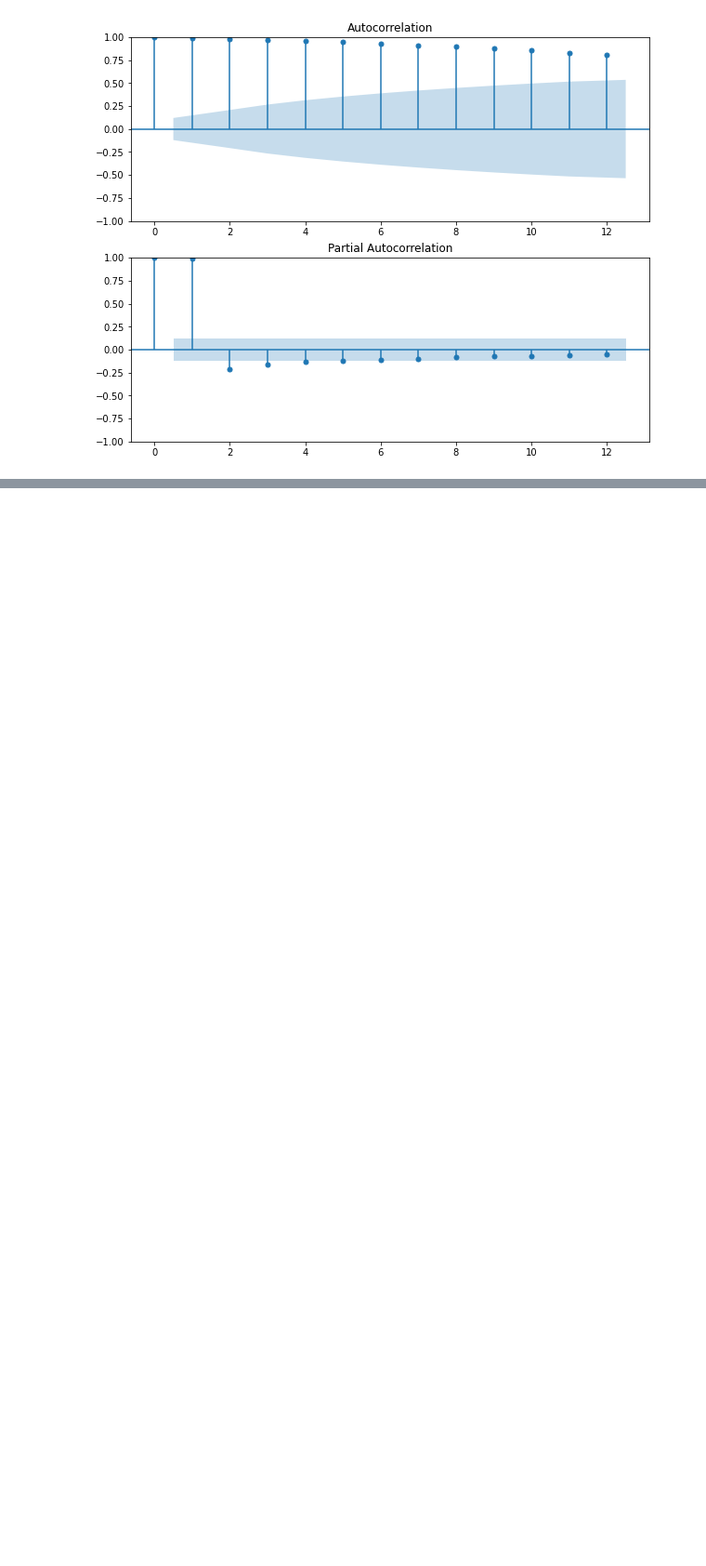
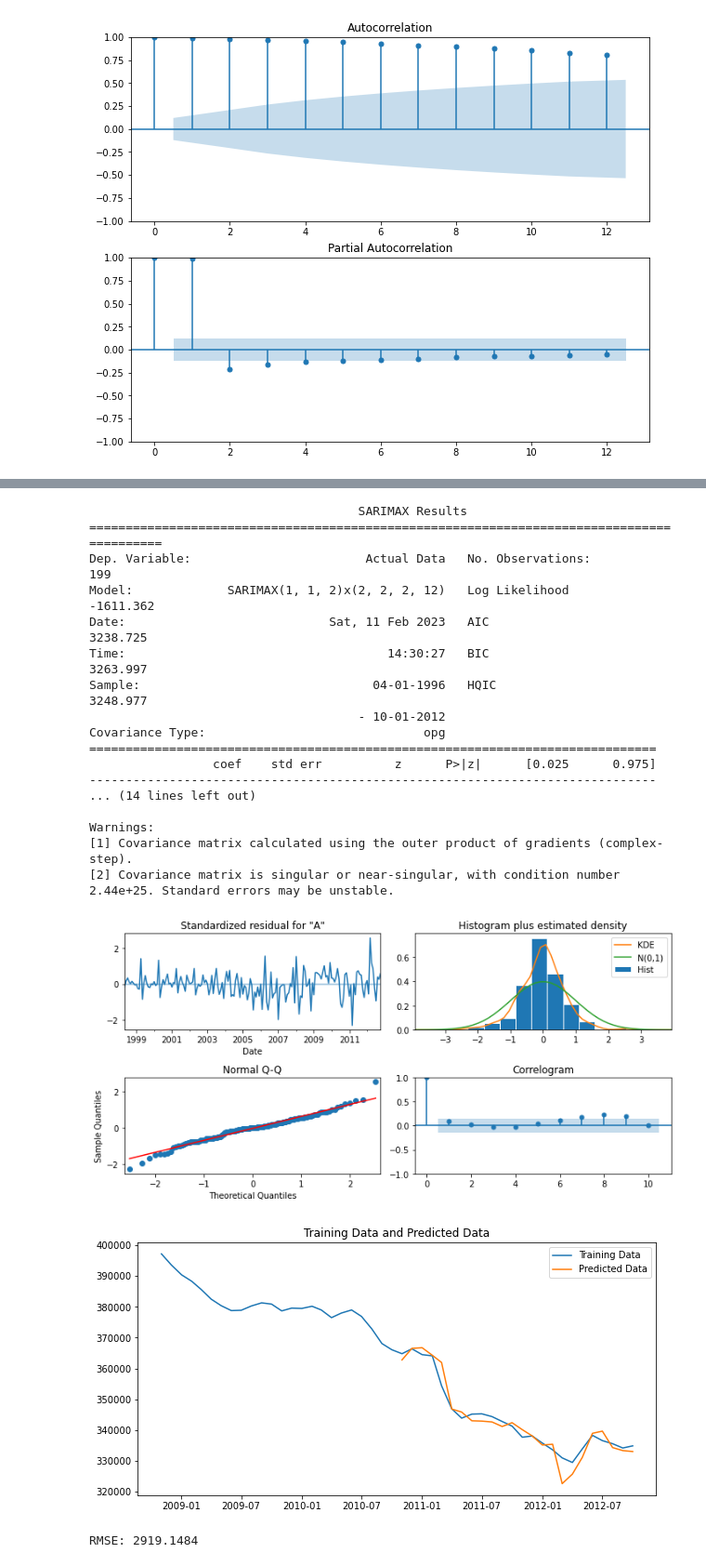
Before and after one commit to ovilar/phase_4-project, a Jupyter notebook: index.ipynb, the cells around one changed output, grey strips where cells are left out. Shown at 93% size. Cells and saved outputs as stored; diff of their text form; code cells hidden in the pictures; blank space fills up the shorter version.

```diff
--- a/index.ipynb
+++ b/index.ipynb
@@ -46,7 +60,7 @@ def func_plot(dataframe):
 # Seasonal Decomposition - inspired by Flatiron School's
 # https://github.com/flatiron-school/ds-time_series_modeling_walkthrough-gfc33
 def seas_dec(df):
-    p = d = q = range(0,2)
+    p = d = q = range(0,3)
     train = ts_train_test(df)[0]
     pdq = list(itertools.product(p, d, q))
     seasonal_pdq = [(x[0], x[1], x[2], 12) for x in list(itertools.product(p, d, q))]
@@ -67,22 +81,16 @@ def seas_dec(df):
     aic_list = sorted(aic_dict.items(), key = lambda x: x[1])[0]
     return print('The combination of', aic_list[0], 'yields the AIC of', aic_list[1])
 
-# ARMA model function with an order of p,d,q (0,0,0) x p,d,q,s (0, 0, 0, 0)
-def arma_model(df, pdq = (0,0,0), pdqs = (0,0,0,0)):
-    train, test = ts_train_test(df)
-    model = SARIMAX(train, order = pdq, seasonal_order = pdqs)
-    output = model.fit()
-    residuals = output.resid
-    print(output.summary())
-    output.plot_diagnostics(figsize = (10, 5))
-    plt.show();
-    return train, test, output
 
+# Root-Mean Squared Error calculation with output and graphs
 def rmse_calc(df, pdq = (0,0,0), pdqs = (0,0,0,0), window = 24):
     train, test = ts_train_test(df)
     model = SARIMAX(train, order = pdq, seasonal_order = pdqs)
     output = model.fit()
     y_hat = output.predict(-window)
+    print(output.summary())
+    output.plot_diagnostics(figsize = (10,5))
+    plt.tight_layout()
     mse = round(np.sqrt(mean_squared_error(train[-window:], y_hat)), 4)
     plt.figure(figsize = (10, 5))
     plt.title('Training Data and Predicted Data')
@@ -91,7 +99,9 @@ def rmse_calc(df, pdq = (0,0,0), pdqs = (0,0,0,0), window = 24):
     plt.legend()
     plt.show()
     print(f'RMSE: {mse}')
+    return mse
 
+# Forecasting function, we will use a 24-month prediction window
 def forecast_func(df, pdq = (0,0,0), pdqs = (0,0,0,0), window = 24):
     # Function adapted from
     # https://analyticsindiamag.com/complete-guide-to-sarimax-in-python-for-time-series-modeling/
@@ -447,0 +570,24 @@ func_plot(miami)
+# %%
+# Suffolk SARIMAX Model with RMSE using training data
+rmse_suffolk = rmse_calc(suffolk, (1, 1, 2), (2, 2, 2, 12))
+# %% [output]
+                                     SARIMAX Results
+==========================================================================================
+Dep. Variable:                        Actual Data   No. Observations:                  199
+Model:             SARIMAX(1, 1, 2)x(2, 2, 2, 12)   Log Likelihood               -1611.362
+Date:                            Sat, 11 Feb 2023   AIC                           3238.725
+Time:                                    14:30:27   BIC                           3263.997
+Sample:                                04-01-1996   HQIC                          3248.977
+                                     - 10-01-2012
+Covariance Type:                              opg
+==============================================================================
+                 coef    std err          z      P>|z|      [0.025      0.975]
+------------------------------------------------------------------------------
+... (14 lines left out)
+
+Warnings:
+[1] Covariance matrix calculated using the outer product of gradients (complex-step).
+[2] Covariance matrix is singular or near-singular, with condition number 2.44e+25. Standard errors may be unstable.
+[figure, added]
+[figure, added]
+RMSE: 2919.1484
```
Also changed, not shown: parts of 37 cells of this notebook.
